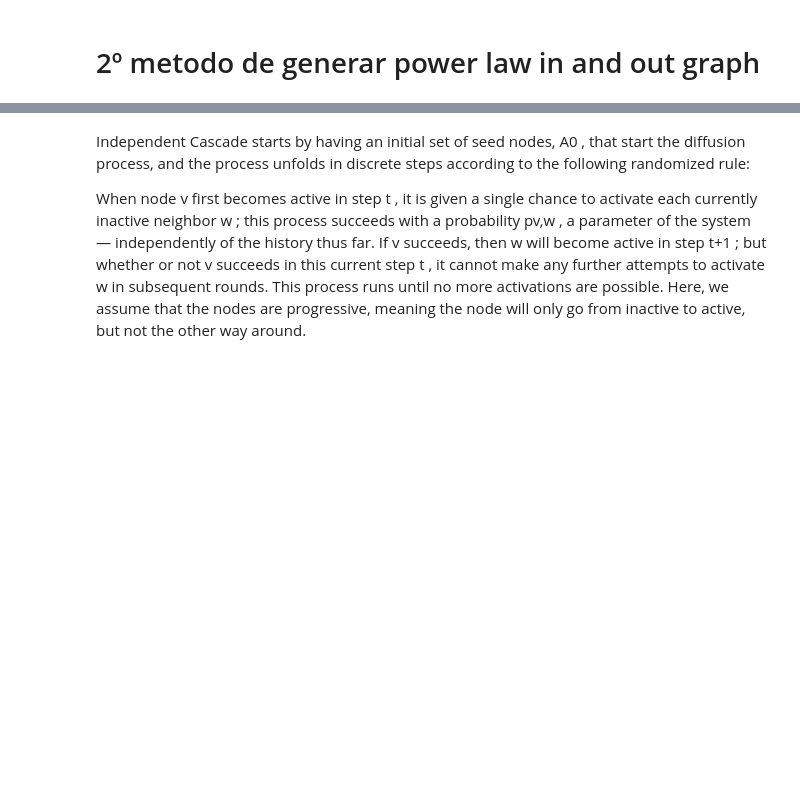
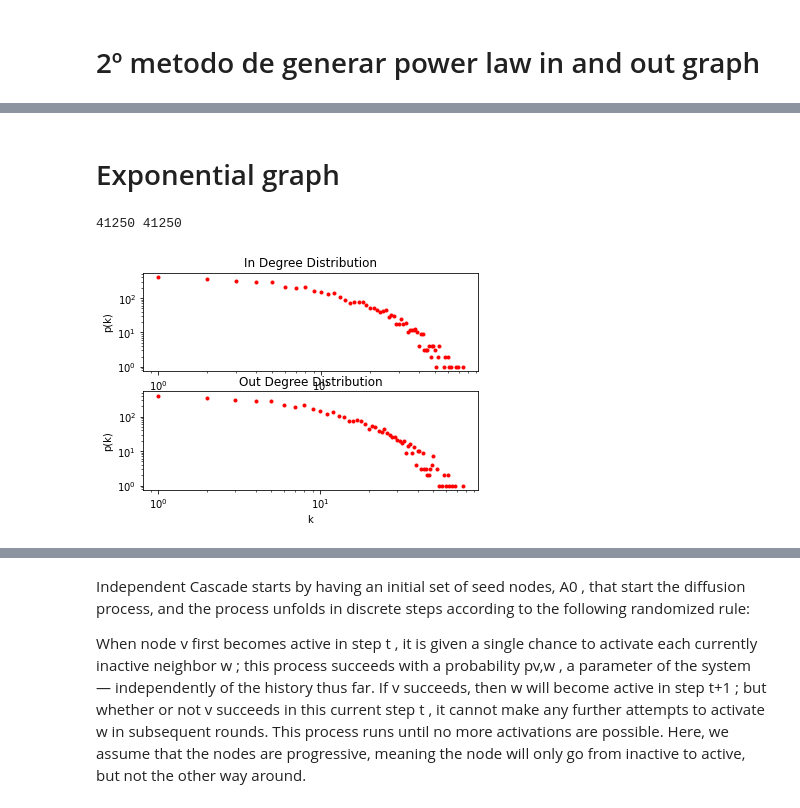
Before and after one commit to Brumargon/TFM.-, a Jupyter notebook: ICM .ipynb, the cells around one changed output, grey strips where cells are left out. Drawn from its saved outputs; the diff is of its cells as text; code cells hidden in the pictures; blank space fills up the shorter version.

```diff
--- a/ICM .ipynb
+++ b/ICM .ipynb
@@ -92,3 +90,65 @@ plot_degree_dist(graph)
+# %% [markdown]
+# Exponential graph
+# %%
+from scipy.stats import expon
+
+#generate random values from exponential distribution with rate=40 and sample size=10
+expon.rvs(scale=40, size=10)
+def plot_degree_dist(G):
+    in_degrees = G.in_degree()
+    in_degrees=dict(in_degrees)
+    in_values = sorted(set(in_degrees.values()))
+    in_hist = [list(in_degrees.values()).count(x) for x in in_values]
+
+    plt.subplot(2,1,1)
+    plt.grid(False)
+    plt.loglog(in_values, in_hist, 'r.')
+    plt.xlabel('k')
+    plt.ylabel('p(k)')
+    plt.title('In Degree Distribution')
+
+    out_degrees = G.out_degree()
+    out_degrees=dict(out_degrees)
+    out_values = sorted(set(out_degrees.values()))
+    out_hist = [list(out_degrees.values()).count(x) for x in out_values]
+
+    plt.subplot(2,1,2)
+    plt.grid(False)
+    plt.loglog(out_values, out_hist, 'r.')
+    plt.xlabel('k')
+    plt.ylabel('p(k)')
+    plt.title('Out Degree Distribution')
+    plt.show()
+
+
+while True:
+    s=[]
+    while len(s)<4000:
+        nextval = int(expon.rvs(scale=10, size=1)) #generate random values from exponential distribution with rate=40 and sample size=10
+
+
+        if nextval!=0:
+            s.append(nextval)
+
+    if sum(s)%2 == 0:
+        break
+
+din = s
+
+
+#print(sum(din),sum(dout))
+dout=random.sample(s,len(s))
+#dout = z1
+
+print(sum(din),sum(dout))
+
+graph = nx.directed_configuration_model(din, dout)
+graph=nx.DiGraph(graph) # remove parallel edges
+graph.remove_edges_from(nx.selfloop_edges(graph))
+plot_degree_dist(graph)
+# %% [output]
+41250 41250
+[figure, added]
 # %%
 degree_sequence1 = sorted((d for n, d in graph.in_degree()), reverse=True)
 dmax1 = max(degree_sequence1)
```
Also changed, not shown: parts of 9 cells of this notebook.
